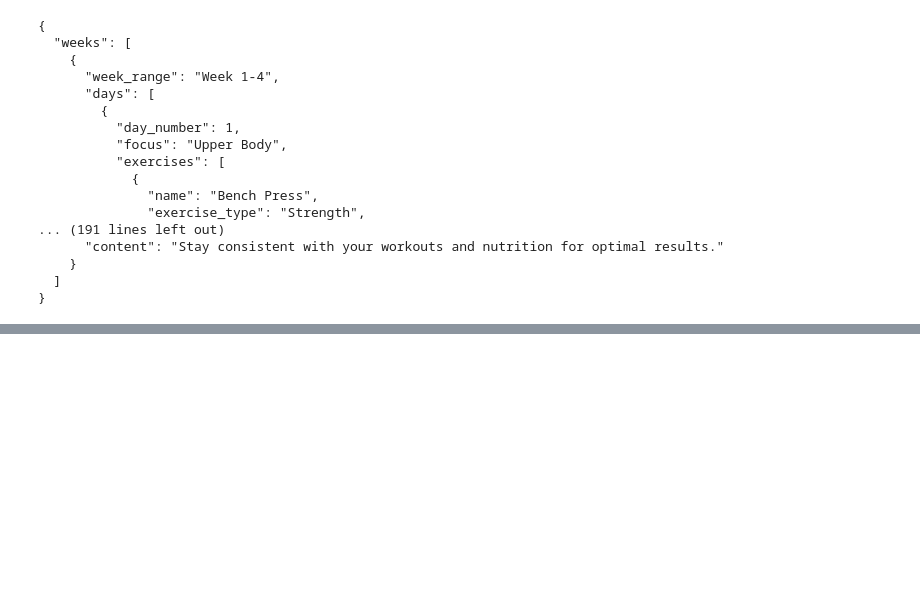
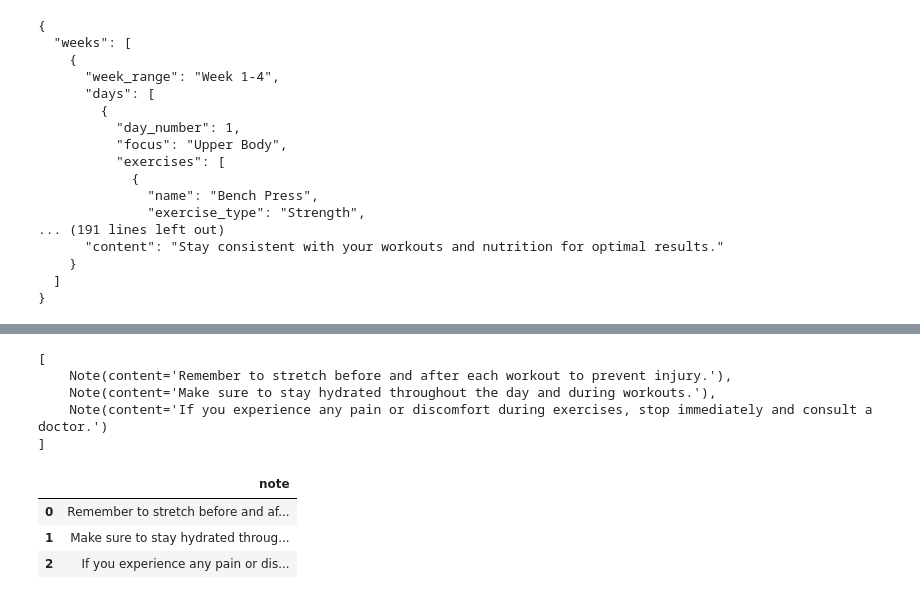
Before and after one commit to lakshyaag/FitAI, a Jupyter notebook: scratch.ipynb, the cells around one changed output, grey strips where cells are left out. Drawn from its saved outputs; the diff is of its cells as text; code cells hidden in the pictures; blank space fills up the shorter version.

```diff
--- a/scratch.ipynb
+++ b/scratch.ipynb
@@ -23,7 +23,10 @@ load_dotenv(find_dotenv())
 openai_api_key = os.environ.get("OPENAI_API_KEY")
 # %%
 system_message = SystemMessagePromptTemplate.from_template(
-    """Your task is to act as a personal fitness trainer. You will be provided with information about your CLIENT's current fitness level, their goals, and other preferences they have. You have to prepare a detailed workout plan for the CLIENT, including everything essential for fitness."""
+    """Your task is to act as a personal fitness trainer.
+    You will be provided with information about your CLIENT's current fitness level, their goals, and other preferences they have.
+    You have to prepare a detailed workout plan for the CLIENT, including everything essential for fitness.
+    Ensure that you strictly adhere to the number of days and weeks the CLIENT is willing to do their workout."""  # noqa: E501
 )
 # %%
 with open('./questions.json') as f:
@@ -234,0 +595,48 @@ Focus: Upper Body
+# %%
+import pandas as pd
+
+print(weeks.notes)
+# %% [output]
+[
+    Note(content='Remember to stretch before and after each workout to prevent injury.'),
+    Note(content='Make sure to stay hydrated throughout the day and during workouts.'),
+    Note(content='If you experience any pain or discomfort during exercises, stop immediately and consult a
+doctor.')
+]
+# %%
+def convert_to_dataframe(plan):
+    weeks, notes = plan.weeks, plan.notes
+
+    workout_data = []
+    for week in weeks:
+        week_range, days = week.week_range, week.days
+        for day in days:
+            for exercise in day.exercises:
+                row = {
+                    "Week Range": week_range,
+                    "Day Number": day.day_number,
+                    "Focus": day.focus,
+                    "Exercise Name": exercise.name,
+                    "Exercise Type": exercise.exercise_type,
+                    "Sets": exercise.sets,
+                    "Reps": exercise.reps,
+                    "Duration": f"{exercise.duration.value} {exercise.duration.unit}"
+                    if exercise.duration
+                    else None,
+                }
+                workout_data.append(row)
+
+    note_data = []
+    for note in notes:
+        row = {"note": note.content}
+        note_data.append(row)
+
+    return workout_data, note_data
+# %%
+w,n = convert_to_dataframe(weeks)
+pd.DataFrame(n)
+# %% [output]
+|  | note |
+| 0 | Remember to stretch before and af... |
+| 1 | Make sure to stay hydrated throug... |
+| 2 | If you experience any pain or dis... |
```
Also changed, not shown: parts of 8 cells of this notebook, 5 other files.
